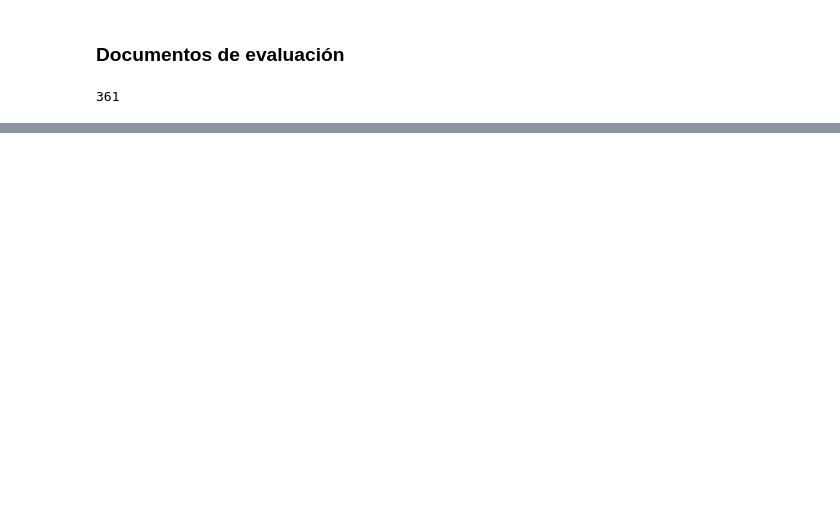
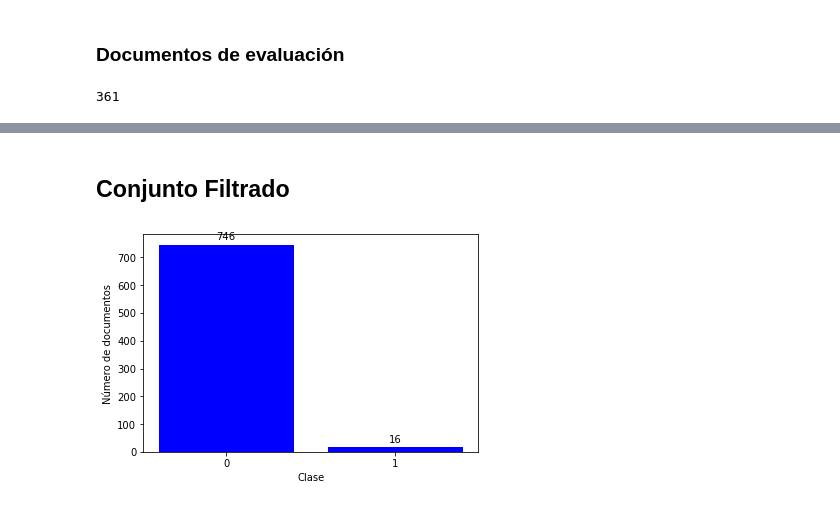
Before and after one commit to v1ktop/data_augmentation_for_author_profiling, a Jupyter notebook: notebooks/stats_depresion2019.ipynb, the cells around one changed output, grey strips where cells are left out. Cells and saved outputs as stored; diff of their text form; code cells hidden in the pictures; blank space fills up the shorter version.

```diff
--- a/notebooks/stats_depresion2019.ipynb
+++ b/notebooks/stats_depresion2019.ipynb
@@ -97,0 +96,13 @@ exp_cls.plot_class_distribution()
+# %% [markdown]
+## Conjunto Filtrado
+# %%
+data.chunking=False
+# %%
+training_chunks=data.get_dataset(folder_name="prep_chunks_filtered_neg_only", truth_name="golden_truth_filtered.txt",
+                          partition="training")
+# %%
+exp_cls=explore_data(training_chunks[0],training_chunks[1],plot_dir=localdir)
+# %%
+exp_cls.plot_class_distribution()
+# %% [output]
+[figure, added]
```
Also changed, not shown: parts of 7 cells of this notebook, 11 other files.
